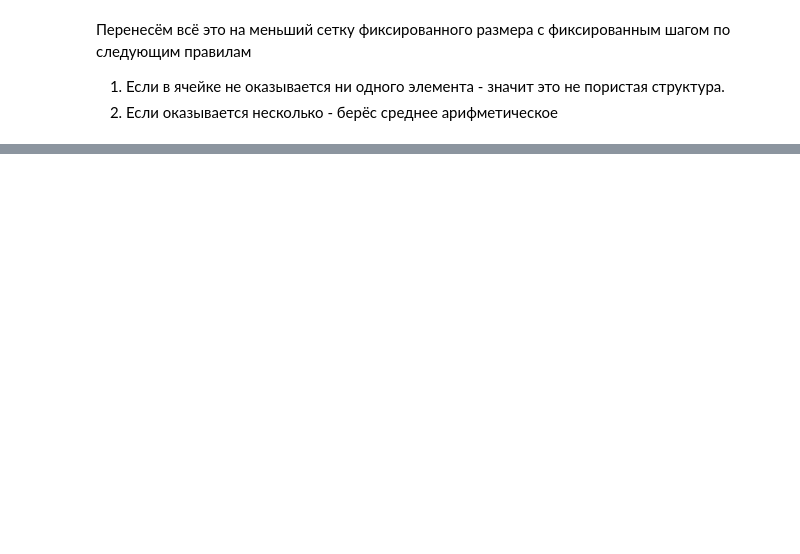
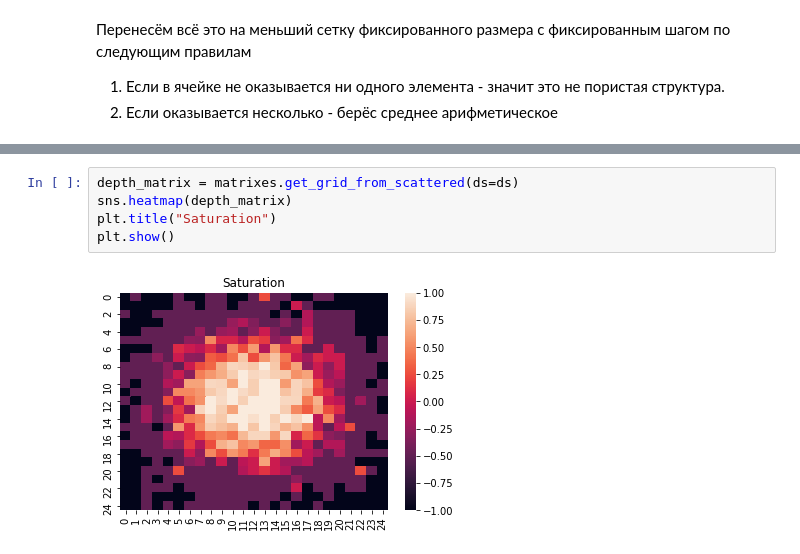
Before and after one commit to yamidovich/ReservoirModel, a Jupyter notebook: Model_descripton.ipynb, the cells around one changed output, grey strips where cells are left out. Drawn from its saved outputs; the diff is of its cells as text; blank space fills up the shorter version.

```diff
--- a/Model_descripton.ipynb
+++ b/Model_descripton.ipynb
@@ -39,0 +50,7 @@ plt.show()
+# %%
+depth_matrix = matrixes.get_grid_from_scattered(ds=ds)
+sns.heatmap(depth_matrix)
+plt.title("Saturation")
+plt.show()
+# %% [output]
+[figure, added]
```
Also changed, not shown: parts of 18 cells of this notebook.
